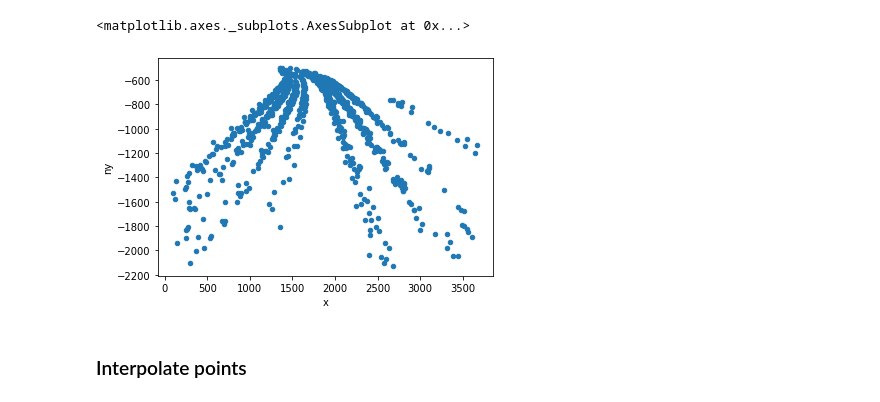
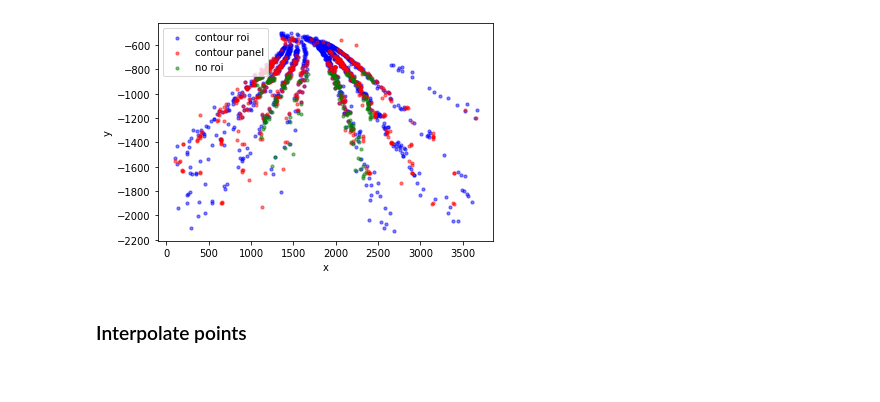
Before and after one commit to JamesSaxon/urban_vision, a Jupyter notebook: Tracker_Data.ipynb, the cells around one changed output. Cells and saved outputs as stored; diff of their text form; code cells hidden in the pictures.

```diff
--- a/Tracker_Data.ipynb
+++ b/Tracker_Data.ipynb
@@ -3,10 +3,8 @@ import pandas as pd
 import numpy as np
 import matplotlib.pyplot as plt
 # %%
-df = pd.read_csv("tracker_output.csv", names = ["x", "y", "t", "id"])
-df["ny"] = -df.y
+df_contour = pd.read_csv("tracker_output_contour.csv", names = ["x", "y", "t", "id"])
+df_contour["ny"] = -df_contour.y
-# %%
-df.plot(x = "x", y = "ny", kind = "scatter")
-# %% [output]
-<matplotlib.axes._subplots.AxesSubplot at 0x...>
-[figure, removed]
+# %%
+df_contour_panel = pd.read_csv("tracker_output_contour_panels.csv", names = ["x", "y", "t", "id"])
+df_contour_panel["ny"] = -df_contour_panel.y
@@ -13,3 +14,13 @@ df.plot(x = "x", y = "ny", kind = "scatter")
+# %%
+plt.scatter(df_contour['x'], df_contour['ny'], c='b', label='contour roi', s=10, alpha=0.5)
+plt.scatter(df_contour_panel['x'], df_contour_panel['ny'], c='r', label='contour panel', s=10, alpha=0.5)
+plt.scatter(df_no_roi['x'], df_no_roi['ny'], c='g', label='no roi', s=10, alpha=0.5)
+plt.xlabel('x')
+plt.ylabel('y')
+plt.legend(loc='upper left')
+plt.show()
+# %% [output]
+[figure, added]
 # %% [markdown]
 ### Interpolate points
 # %% [markdown]
```
Also changed, not shown: parts of 12 cells of this notebook.
